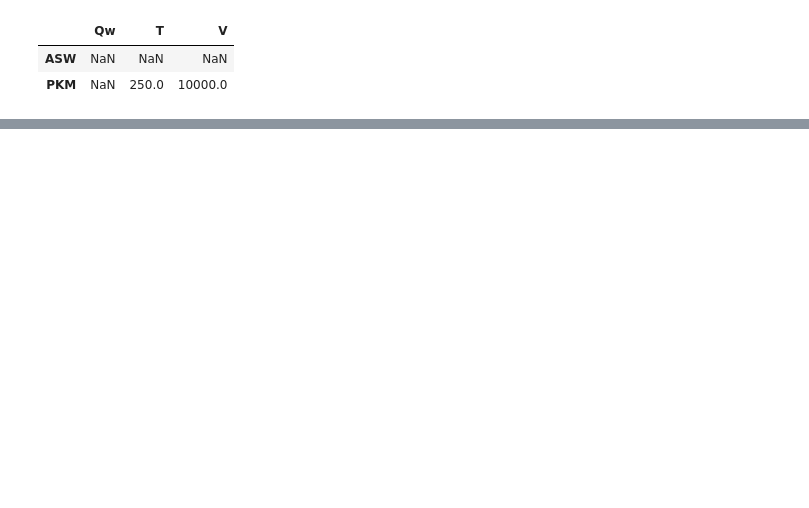
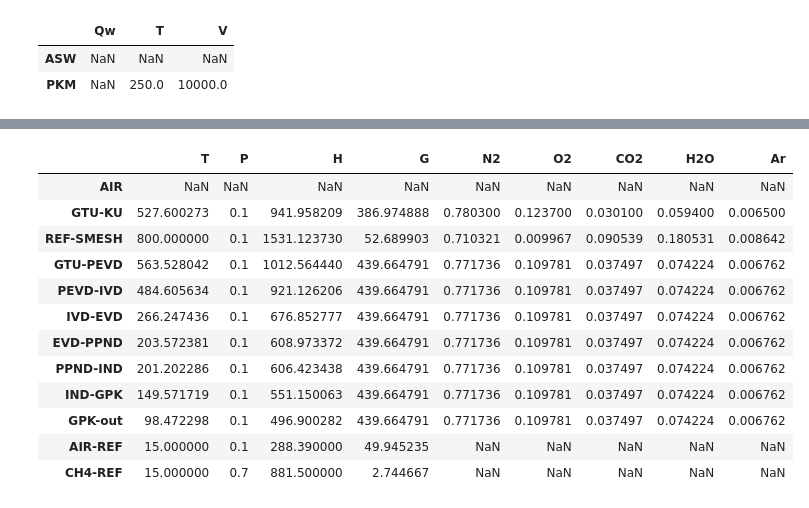
Before and after one commit to maksimovia/GZ, a Jupyter notebook: Raschet KU+TU+PKM.ipynb, the cells around one changed output, grey strips where cells are left out. Saved outputs shown, nothing was run; the diff lists cells and outputs as text; code cells hidden in the pictures; blank space fills up the shorter version.

```diff
--- a/Raschet KU+TU+PKM.ipynb
+++ b/Raschet KU+TU+PKM.ipynb
@@ -2,6 +2,7 @@
 # Импорт библиотек
 import os
 import time
+
 import GTU
 import KU_TU
 import mat_properties as prop
@@ -45,7 +46,7 @@ KPD_SP = 0.99
 # Параметры, отвечающие за процесс расчета
 Calcmethod = "hybr"
 Calctolerance = 10**-2
-Maxiterations_KU_TU = 10
+Maxiterations_KU_TU = 8
 Maxiterations_cotel = 5
 Maxiterations_turbine = 15
 
@@ -125,7 +126,7 @@ syngas_streams = pd.read_excel("streams.xlsx", sheet_name="syngas", index_col=0)
 # Задание ГТУ
 Gas_turbine = GTU.gtu(GTU_ISO, "GTU-KU")
 
-Iter_pkm = 10
+Iter_pkm = 4
 pkm_pgu_tol = 10**-2
 
 arguments_all_it = [
@@ -177,15 +178,16 @@ arguments_all_it = [
 
 Max_iterations_minimum = 10
 
-n_GTU_it = []
+n_GTU_it = [0]
 if Сalculate_minimum == True:
     gas_streams.loc["GTU-PEVD", "G"] = gas_streams.loc["GTU-KU", "G"]
     n_GTU = GTU_input.at["n", 1]
     start_time = time.time()
+    Delta_min=0
+    n_GTU_it.append(round(n_GTU, 5))
     for i in range(Max_iterations_minimum):
-        n_GTU_it.append(round(n_GTU,3))
         print("n_GTU:", n_GTU_it)
-        if i < 6:
+        if i < 4:
             (
                 New_iterations_KU_TU,
                 New_iterations_cotel,
@@ -205,6 +207,9 @@ if Сalculate_minimum == True:
                 Iter_pkm,
             )
 
+        gas_streams = Calculate_CCGT_PKM_iter(
+            arguments_all_it, New_Iter_pkm, pkm_pgu_tol
+        )
         Delt_Gcnd = 100
         Delt_Nturb = 100
         Delt_Gcnd = (water_streams.at["INKOND", "G"] - 4.44) / 4.44
@@ -217,27 +222,37 @@ if Сalculate_minimum == True:
             water_streams.at["PPND-DROSND", "G"] / water_streams0.at["PPND-DROSND", "G"]
             - 0.5
         ) / 0.5
-        Delta_min = min(Delt_Gcnd, Delt_Nturb, Delt_Gvd, Delt_Gnd)
-        if n_GTU == 1 and Delta_min < 0:
-            print("Мощность ГТУ 100% и расход пара все еще слишком мал")
-        n_GTU = n_GTU - Delta_min / 5
-        GTU_input.at["n", 1] = n_GTU
+
+
+
         arguments_all_it[0], arguments_all_it[1], arguments_all_it[2] = (
             New_iterations_KU_TU,
             New_iterations_cotel,
             New_iterations_turbine,
         )
-        gas_streams = Calculate_CCGT_PKM_iter(arguments_all_it, New_Iter_pkm, pkm_pgu_tol)
+
+        Delta_n_GTU = abs((n_GTU_it[-1] - n_GTU_it[-2]) / n_GTU_it[-1] * 100)
+        Delta_min = min(Delt_Gcnd, Delt_Nturb, Delt_Gvd, Delt_Gnd)
+        n_GTU = n_GTU - Delta_min / 3
+        GTU_input.at["n", 1] = n_GTU
+        n_GTU_it.append(round(n_GTU, 5))
+
+
         print(
             f"Время {i+1} итерации расчета мощности ГТУ при ПГУ с ПКМ: --- {round((time.time() - start_time), 1)} сек. ---"
         )
         print(f"Отклонение от ограничения минимальное равно {Delta_min}")
-        if abs(Delta_min) < Calctolerance:
+
+        if n_GTU == 1 and Delta_min < 0:
+            print("Мощность ГТУ 100% и расход пара все еще слишком мал")
+
+        if abs(Delta_min) < Calctolerance and Delta_n_GTU < Calctolerance:
             arguments_all_it[0], arguments_all_it[1], arguments_all_it[2] = (
-            Maxiterations_KU_TU,
+                Maxiterations_KU_TU,
                 Maxiterations_cotel,
                 Maxiterations_turbine,
-        )
+            )
+            n_GTU_it.append(round(n_GTU, 5))
             gas_streams = Calculate_CCGT_PKM_iter(
                 arguments_all_it, New_Iter_pkm, pkm_pgu_tol
             )
@@ -372,0 +458,16 @@ accumulation
+# %%
+gas_streams
+# %% [output]
+|  | T | P | H | G | N2 | O2 | CO2 | H2O | Ar |
+| AIR | NaN | NaN | NaN | NaN | NaN | NaN | NaN | NaN | NaN |
+| GTU-KU | 527.600273 | 0.1 | 941.958209 | 386.974888 | 0.780300 | 0.123700 | 0.030100 | 0.059400 | 0.006500 |
+| REF-SMESH | 800.000000 | 0.1 | 1531.123730 | 52.689903 | 0.710321 | 0.009967 | 0.090539 | 0.180531 | 0.008642 |
+| GTU-PEVD | 563.528042 | 0.1 | 1012.564440 | 439.664791 | 0.771736 | 0.109781 | 0.037497 | 0.074224 | 0.006762 |
+| PEVD-IVD | 484.605634 | 0.1 | 921.126206 | 439.664791 | 0.771736 | 0.109781 | 0.037497 | 0.074224 | 0.006762 |
+| IVD-EVD | 266.247436 | 0.1 | 676.852777 | 439.664791 | 0.771736 | 0.109781 | 0.037497 | 0.074224 | 0.006762 |
+| EVD-PPND | 203.572381 | 0.1 | 608.973372 | 439.664791 | 0.771736 | 0.109781 | 0.037497 | 0.074224 | 0.006762 |
+| PPND-IND | 201.202286 | 0.1 | 606.423438 | 439.664791 | 0.771736 | 0.109781 | 0.037497 | 0.074224 | 0.006762 |
+| IND-GPK | 149.571719 | 0.1 | 551.150063 | 439.664791 | 0.771736 | 0.109781 | 0.037497 | 0.074224 | 0.006762 |
+| GPK-out | 98.472298 | 0.1 | 496.900282 | 439.664791 | 0.771736 | 0.109781 | 0.037497 | 0.074224 | 0.006762 |
+| AIR-REF | 15.000000 | 0.1 | 288.390000 | 49.945235 | NaN | NaN | NaN | NaN | NaN |
+| CH4-REF | 15.000000 | 0.7 | 881.500000 | 2.744667 | NaN | NaN | NaN | NaN | NaN |
```
Also changed, not shown: parts of 13 cells of this notebook, 13 other files.
